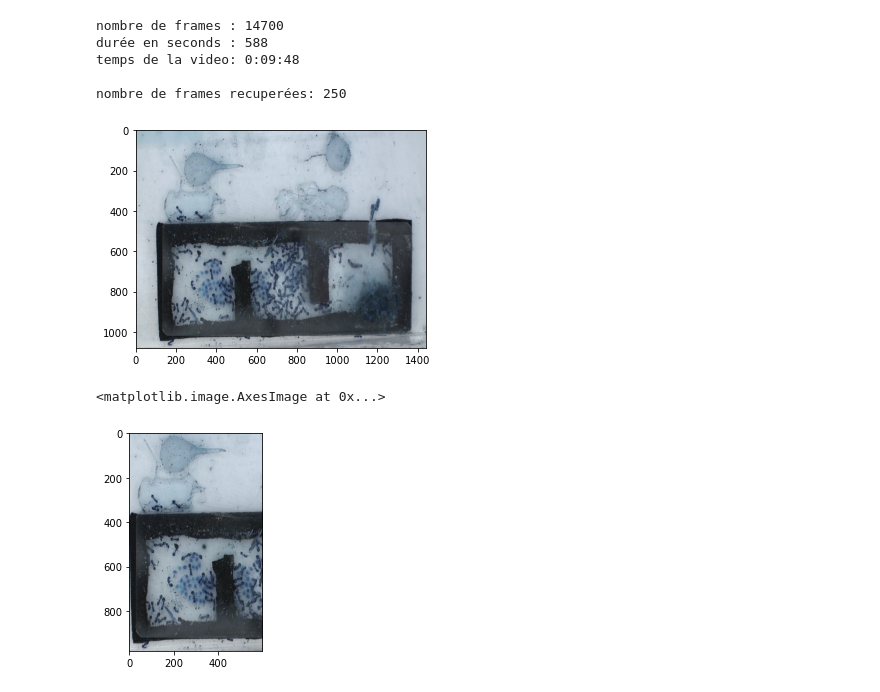
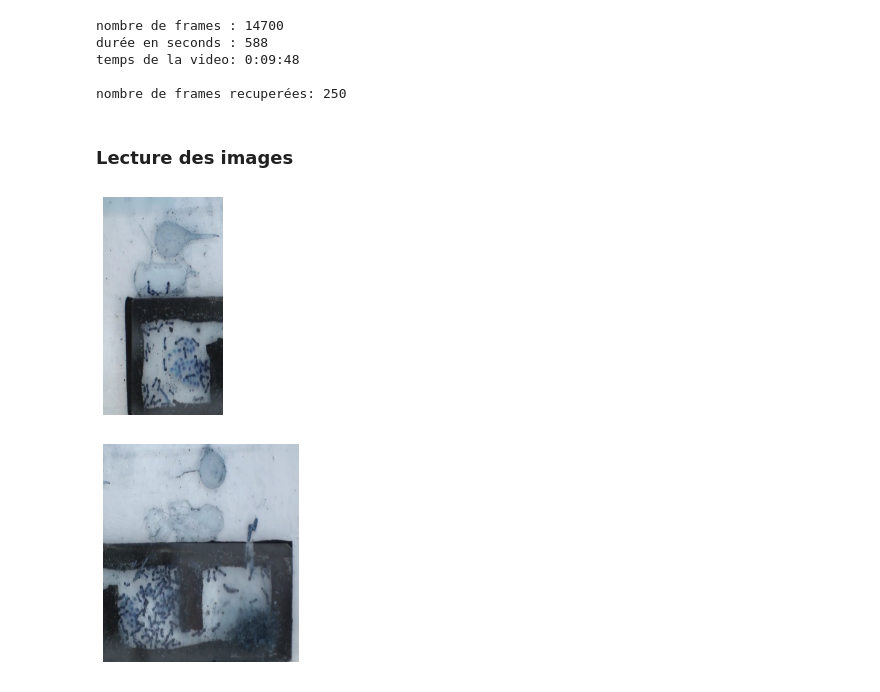
Before and after one commit to AmineYK/Automatic-learning-of-ant-interaction-networks, a Jupyter notebook: datasets generation/data-generation.ipynb, the cells around one changed output. Saved outputs shown, nothing was run; the diff lists cells and outputs as text; code cells hidden in the pictures.

Commit message:
finish datasets generation

```diff
--- a/datasets generation/data-generation.ipynb
+++ b/datasets generation/data-generation.ipynb
@@ -107,8 +123,27 @@ frame_parti = frame_partionned(frame,x,y,height,width)
+# %%
+frames = get_frames("VIDEOS/video_juste_nid-test.mp4",0,1)
+
+source = os.getcwd()
+path = "images/train"
+coord_train = [0,0,550,1000]
+# generer les images pour le train
+train_images = generate_dataset(frames,coord_train,source,path)
+
+path = "images/test"
+coord_test = [0,500,900,1000]
+# generer les images pour le test
+test_images = generate_dataset(frames,coord_test,source,path)
+# %% [markdown]
+### Lecture des images
 # %%
-plt.imshow(frame)
+plt.imshow(train_images[0])
+plt.axis('off')
 plt.show()
-plt.imshow(frame_parti)
 # %% [output]
-[figure, old version]
+[figure, new version]
-<matplotlib.image.AxesImage at 0x...>
-[figure, removed]
+# %%
+plt.imshow(test_images[0])
+plt.axis('off')
+plt.show()
+# %% [output]
+[figure, added]
```
Also changed, not shown: parts of 2 cells of this notebook.
